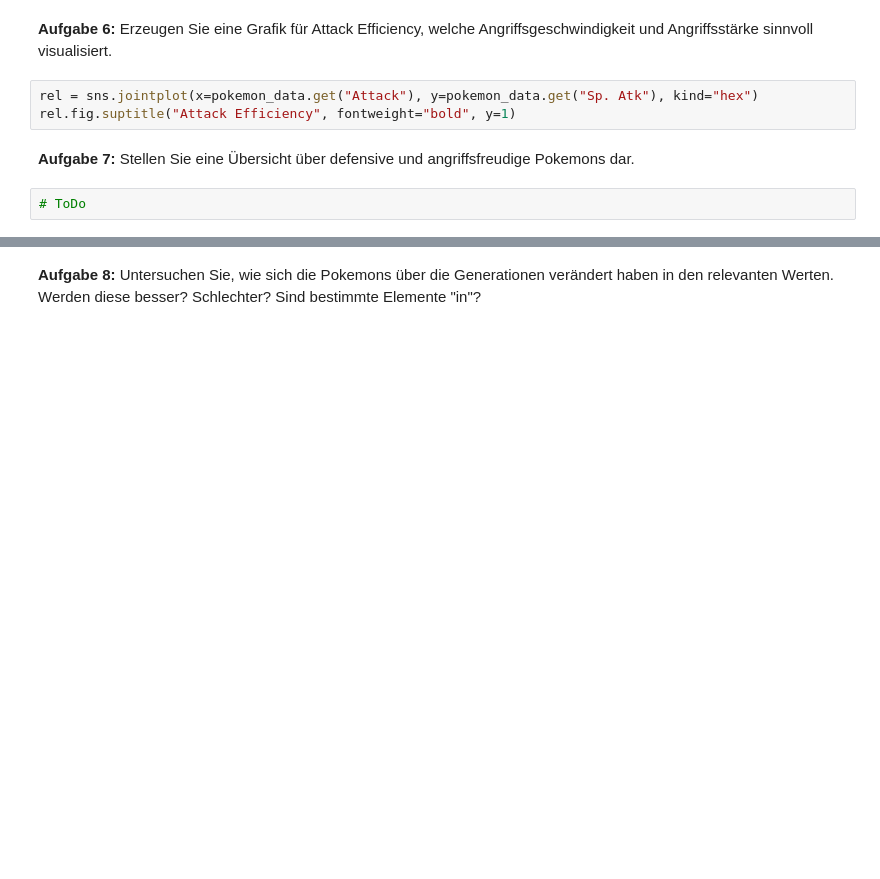
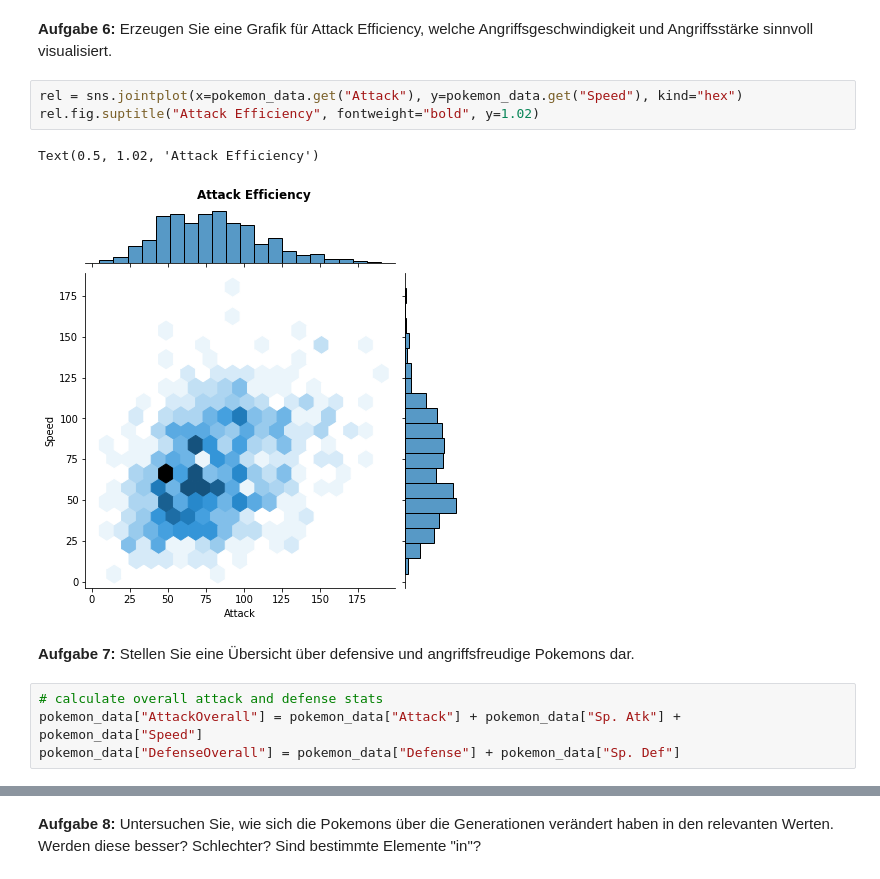
Before and after one commit to SteidleR/DHBW-DataScience, a Jupyter notebook: 02_Uebung_Python/PythonUebung2.ipynb, the cells around one changed output, grey strips where cells are left out. Cells and saved outputs as stored; diff of their text form; blank space fills up the shorter version.

```diff
--- a/02_Uebung_Python/PythonUebung2.ipynb
+++ b/02_Uebung_Python/PythonUebung2.ipynb
@@ -329,9 +315,14 @@ NameError: name 'sns' is not defined
 # %% [markdown]
 **Aufgabe 6:** Erzeugen Sie eine Grafik für Attack Efficiency, welche Angriffsgeschwindigkeit und Angriffsstärke sinnvoll visualisiert.
 # %%
-rel = sns.jointplot(x=pokemon_data.get("Attack"), y=pokemon_data.get("Sp. Atk"), kind="hex")
-rel.fig.suptitle("Attack Efficiency", fontweight="bold", y=1)
+rel = sns.jointplot(x=pokemon_data.get("Attack"), y=pokemon_data.get("Speed"), kind="hex")
+rel.fig.suptitle("Attack Efficiency", fontweight="bold", y=1.02)
+# %% [output]
+Text(0.5, 1.02, 'Attack Efficiency')
+[figure, added]
 # %% [markdown]
 **Aufgabe 7:** Stellen Sie eine Übersicht über defensive und angriffsfreudige Pokemons dar.
-# %%
-# ToDo
+# %%
+# calculate overall attack and defense stats
+pokemon_data["AttackOverall"] = pokemon_data["Attack"] + pokemon_data["Sp. Atk"] + pokemon_data["Speed"]
+pokemon_data["DefenseOverall"] = pokemon_data["Defense"] + pokemon_data["Sp. Def"]
```
Also changed, not shown: parts of 10 cells of this notebook, 2 other files.
